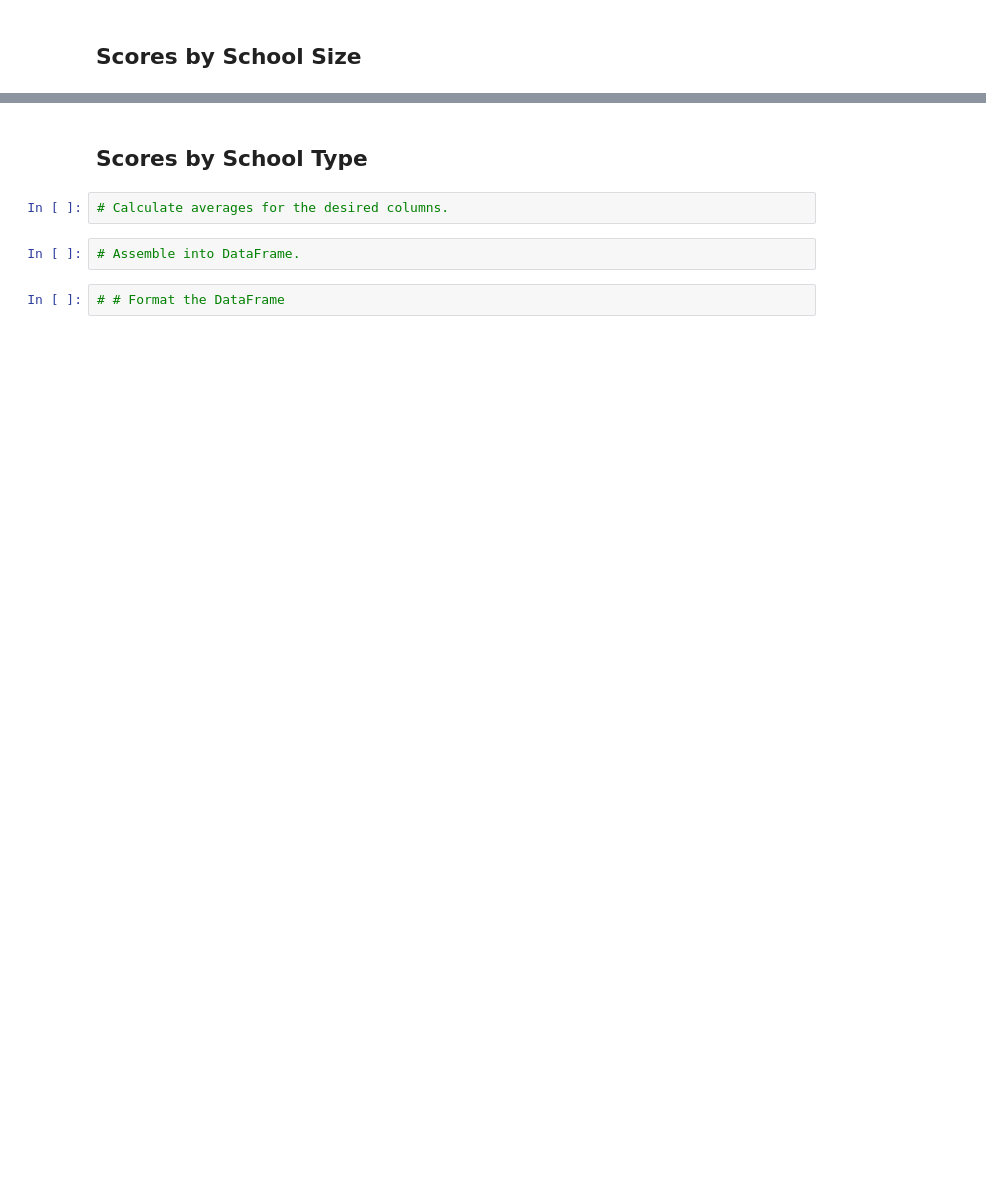
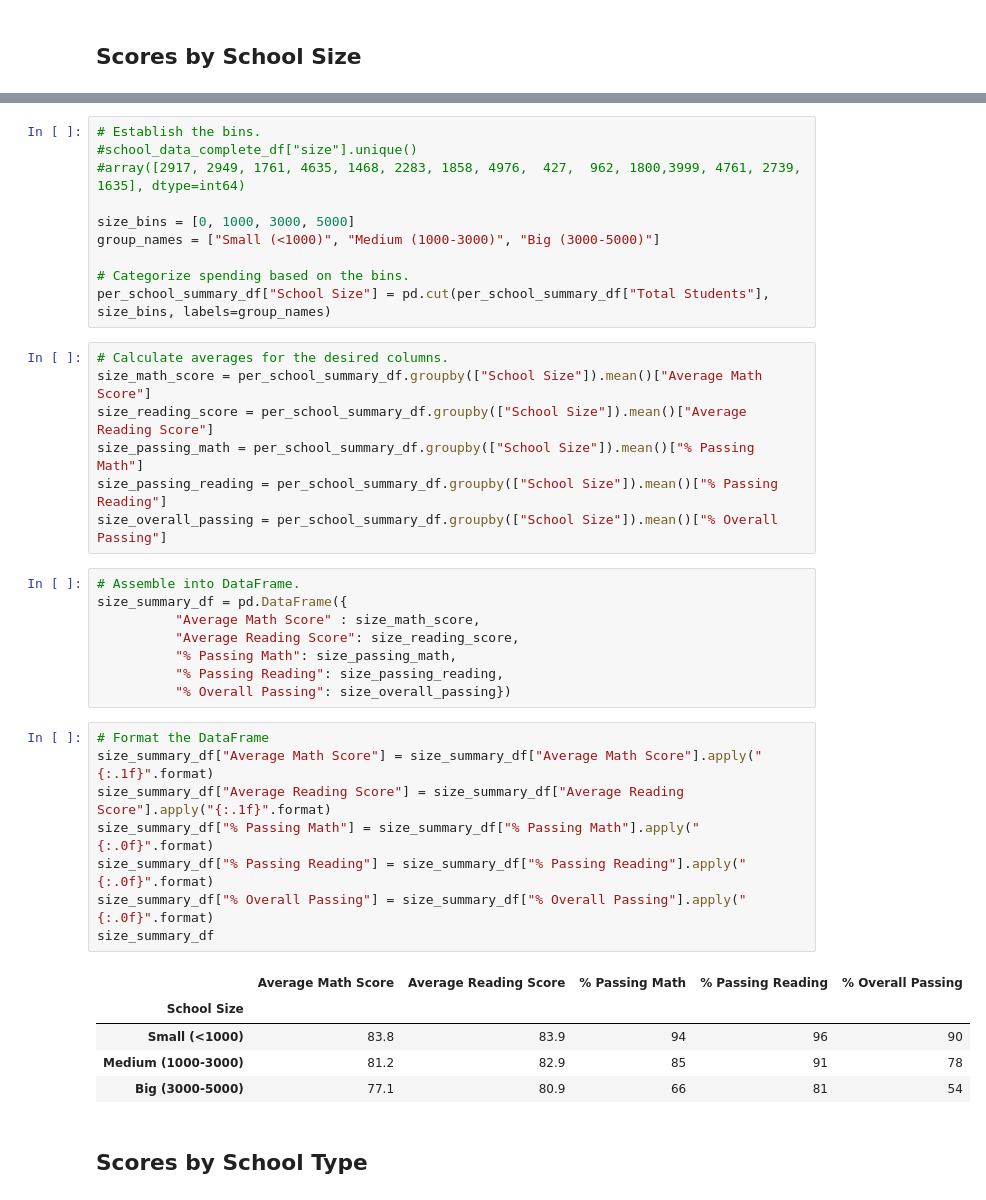
Before and after one commit to MalliVelazquez/School_District_Analysis., a Jupyter notebook: PyCitySchools_Challenge.ipynb, the cells around one changed output, grey strips where cells are left out. Saved outputs shown, nothing was run; the diff lists cells and outputs as text; blank space fills up the shorter version.

```diff
--- a/PyCitySchools_Challenge.ipynb
+++ b/PyCitySchools_Challenge.ipynb
@@ -435,8 +449,41 @@ per_school_summary_df["Spending Ranges (Per Student)"] = pd.cut(per_school_capit
+# %%
+# Establish the bins.
+#school_data_complete_df["size"].unique()
+#array([2917, 2949, 1761, 4635, 1468, 2283, 1858, 4976,  427,  962, 1800,3999, 4761, 2739, 1635], dtype=int64)
+
+size_bins = [0, 1000, 3000, 5000]
+group_names = ["Small (<1000)", "Medium (1000-3000)", "Big (3000-5000)"]
+
+# Categorize spending based on the bins.
+per_school_summary_df["School Size"] = pd.cut(per_school_summary_df["Total Students"], size_bins, labels=group_names)
+# %%
+# Calculate averages for the desired columns.
+size_math_score = per_school_summary_df.groupby(["School Size"]).mean()["Average Math Score"]
+size_reading_score = per_school_summary_df.groupby(["School Size"]).mean()["Average Reading Score"]
+size_passing_math = per_school_summary_df.groupby(["School Size"]).mean()["% Passing Math"]
+size_passing_reading = per_school_summary_df.groupby(["School Size"]).mean()["% Passing Reading"]
+size_overall_passing = per_school_summary_df.groupby(["School Size"]).mean()["% Overall Passing"]
+# %%
+# Assemble into DataFrame.
+size_summary_df = pd.DataFrame({
+          "Average Math Score" : size_math_score,
+          "Average Reading Score": size_reading_score,
+          "% Passing Math": size_passing_math,
+          "% Passing Reading": size_passing_reading,
+          "% Overall Passing": size_overall_passing})
+# %%
+# Format the DataFrame
+size_summary_df["Average Math Score"] = size_summary_df["Average Math Score"].apply("{:.1f}".format)
+size_summary_df["Average Reading Score"] = size_summary_df["Average Reading Score"].apply("{:.1f}".format)
+size_summary_df["% Passing Math"] = size_summary_df["% Passing Math"].apply("{:.0f}".format)
+size_summary_df["% Passing Reading"] = size_summary_df["% Passing Reading"].apply("{:.0f}".format)
+size_summary_df["% Overall Passing"] = size_summary_df["% Overall Passing"].apply("{:.0f}".format)
+size_summary_df
+# %% [output]
+|  | Average Math Score | Average Reading Score | % Passing Math | % Passing Reading | % Overall Passing |
+| School Size |  |  |  |  |  |
+| Small (<1000) | 83.8 | 83.9 | 94 | 96 | 90 |
+| Medium (1000-3000) | 81.2 | 82.9 | 85 | 91 | 78 |
+| Big (3000-5000) | 77.1 | 80.9 | 66 | 81 | 54 |
 # %% [markdown]
 ## Scores by School Type
-# %%
-# Calculate averages for the desired columns.
-# %%
-# Assemble into DataFrame.
-# %%
-# # Format the DataFrame
```
Also changed, not shown: parts of 14 cells of this notebook.
